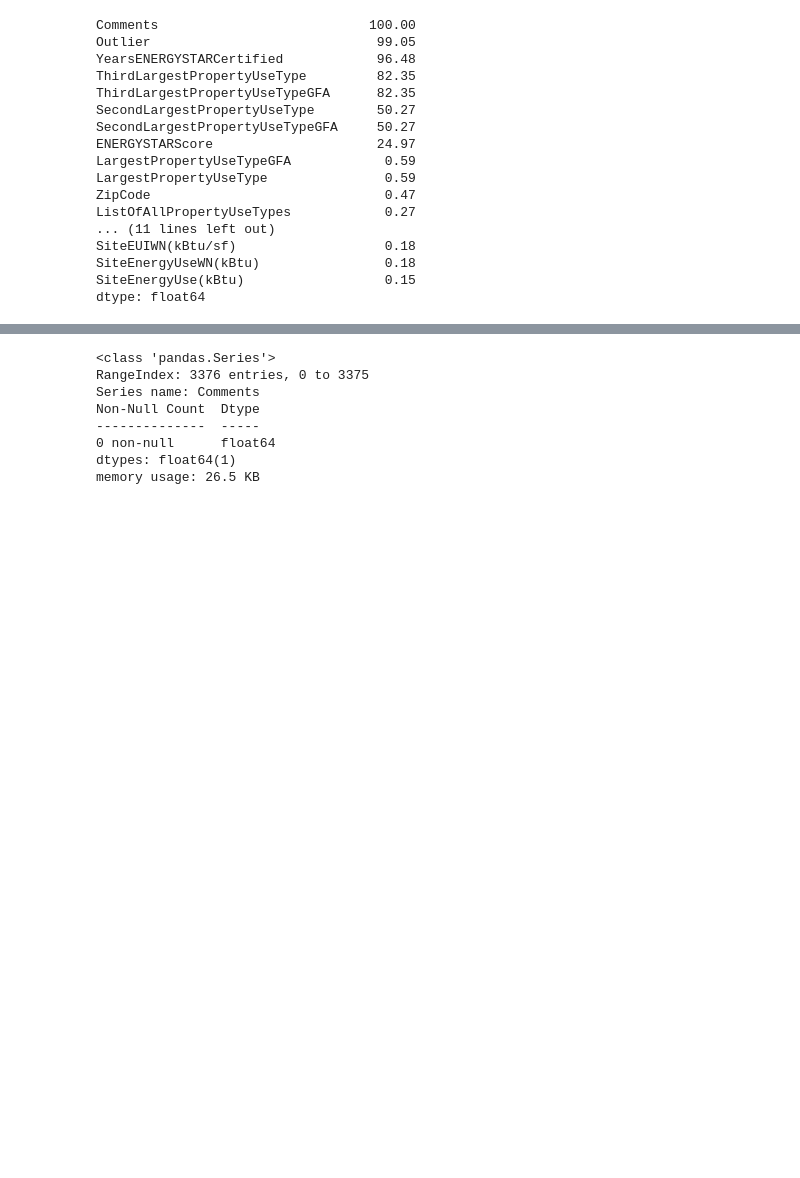
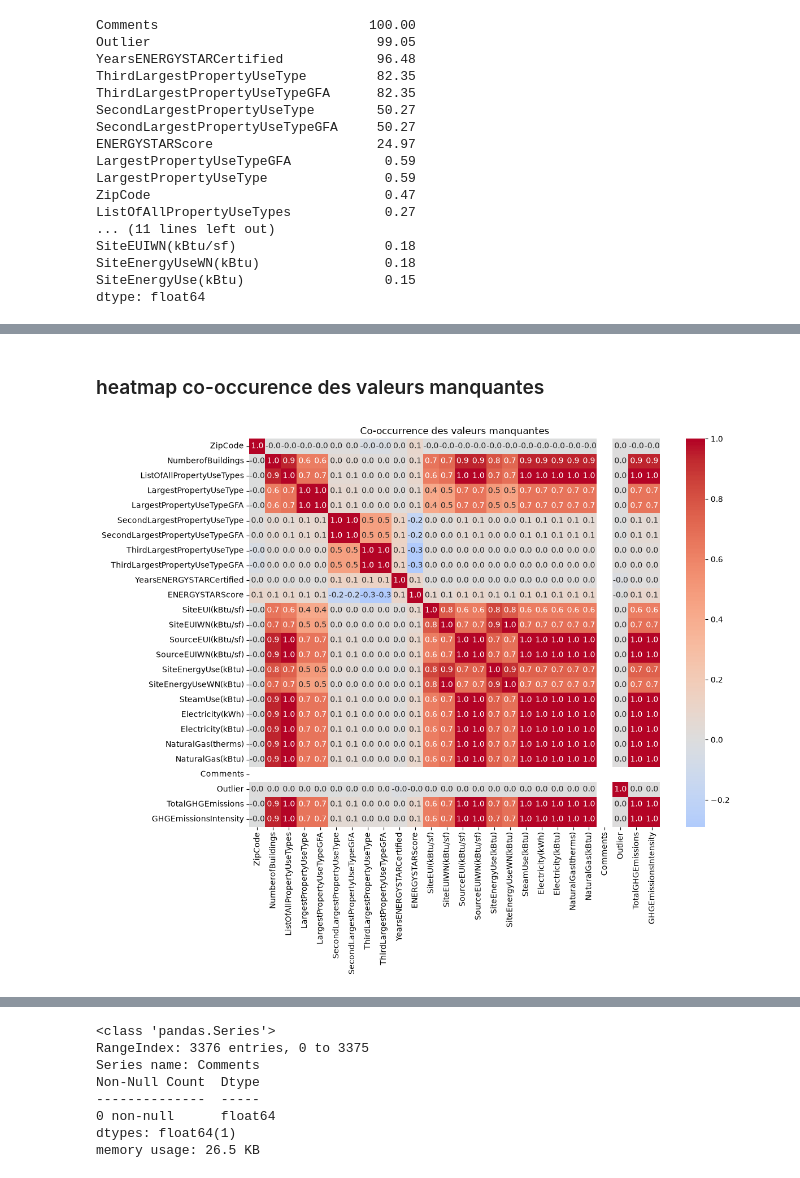
Before and after one commit to AlexyCatelle/seattle-simplon, a Jupyter notebook: main.ipynb, the cells around one changed output, grey strips where cells are left out. Saved outputs shown, nothing was run; the diff lists cells and outputs as text; code cells hidden in the pictures; blank space fills up the shorter version.

```diff
--- a/main.ipynb
+++ b/main.ipynb
@@ -82,0 +107,3 @@ dtype: float64
+# %%
+cols_nan = df.columns[df.isna().any()]
+cols_nan
@@ -82,0 +122,12 @@ dtype: float64
+# %% [markdown]
+### heatmap co-occurence des valeurs manquantes
+# %%
+plt.figure(figsize=(12, 10))
+sns.heatmap(df[cols_nan].isna().corr(),
+            cmap='coolwarm', center=0,
+            annot=True, fmt='.1f')
+plt.title("Co-occurrence des valeurs manquantes")
+plt.tight_layout()
+plt.show()
+# %% [output]
+[figure, added]
```
Also changed, not shown: parts of 15 cells of this notebook.
